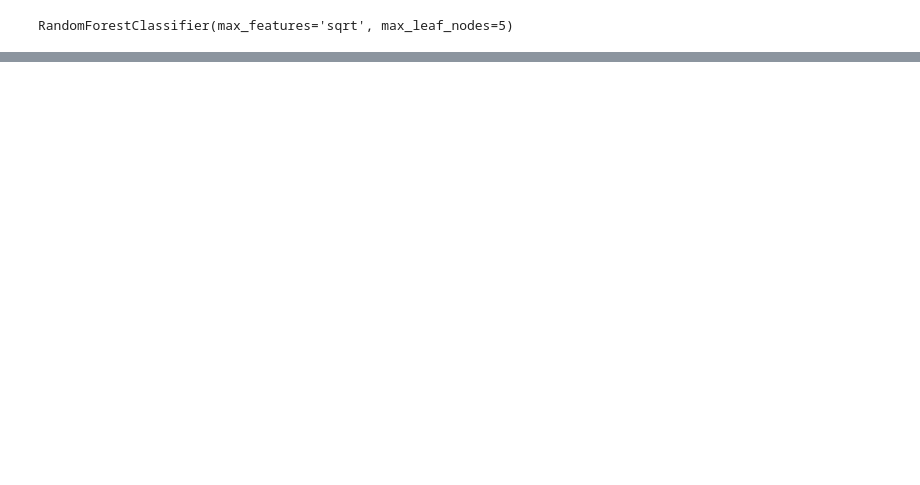
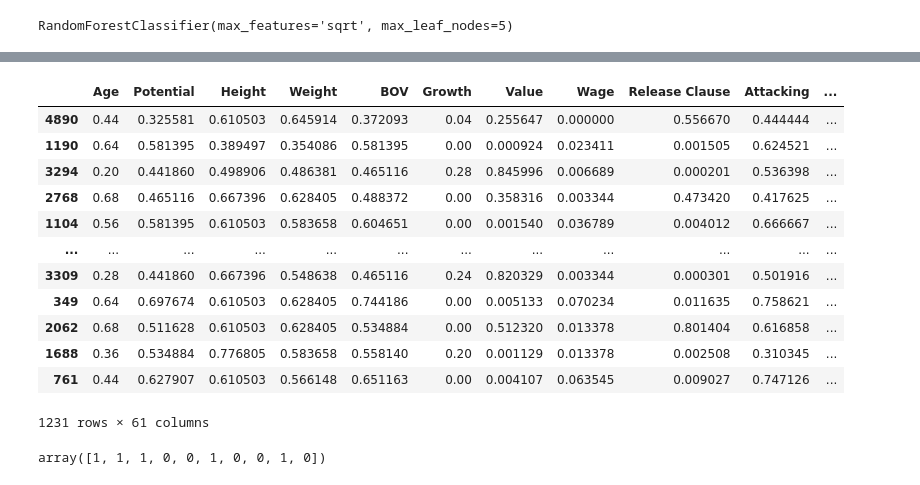
Before and after one commit to RonnieSosan/DataCleaner, a Jupyter notebook: Untitled.ipynb, the cells around one changed output, grey strips where cells are left out. Drawn from its saved outputs; the diff is of its cells as text; code cells hidden in the pictures; blank space fills up the shorter version.

```diff
--- a/Untitled.ipynb
+++ b/Untitled.ipynb
@@ -191,0 +236,20 @@ print('f1-score: %.2f %%'%(f1score))
+# %%
+X_test
+# %% [output]
+|  | Age | Potential | Height | Weight | BOV | Growth | Value | Wage | Release Clause | Attacking | ... |
+| 4890 | 0.44 | 0.325581 | 0.610503 | 0.645914 | 0.372093 | 0.04 | 0.255647 | 0.000000 | 0.556670 | 0.444444 | ... |
+| 1190 | 0.64 | 0.581395 | 0.389497 | 0.354086 | 0.581395 | 0.00 | 0.000924 | 0.023411 | 0.001505 | 0.624521 | ... |
+| 3294 | 0.20 | 0.441860 | 0.498906 | 0.486381 | 0.465116 | 0.28 | 0.845996 | 0.006689 | 0.000201 | 0.536398 | ... |
+| 2768 | 0.68 | 0.465116 | 0.667396 | 0.628405 | 0.488372 | 0.00 | 0.358316 | 0.003344 | 0.473420 | 0.417625 | ... |
+| 1104 | 0.56 | 0.581395 | 0.610503 | 0.583658 | 0.604651 | 0.00 | 0.001540 | 0.036789 | 0.004012 | 0.666667 | ... |
+| ... | ... | ... | ... | ... | ... | ... | ... | ... | ... | ... | ... |
+| 3309 | 0.28 | 0.441860 | 0.667396 | 0.548638 | 0.465116 | 0.24 | 0.820329 | 0.003344 | 0.000301 | 0.501916 | ... |
+| 349 | 0.64 | 0.697674 | 0.610503 | 0.628405 | 0.744186 | 0.00 | 0.005133 | 0.070234 | 0.011635 | 0.758621 | ... |
+| 2062 | 0.68 | 0.511628 | 0.610503 | 0.628405 | 0.534884 | 0.00 | 0.512320 | 0.013378 | 0.801404 | 0.616858 | ... |
+| 1688 | 0.36 | 0.534884 | 0.776805 | 0.583658 | 0.558140 | 0.20 | 0.001129 | 0.013378 | 0.002508 | 0.310345 | ... |
+| 761 | 0.44 | 0.627907 | 0.610503 | 0.566148 | 0.651163 | 0.00 | 0.004107 | 0.063545 | 0.009027 | 0.747126 | ... |
+1231 rows × 61 columns
+# %%
+y_test_pred[0:10]
+# %% [output]
+array([1, 1, 1, 0, 0, 1, 0, 0, 1, 0])
```
Also changed, not shown: parts of 10 cells of this notebook.
